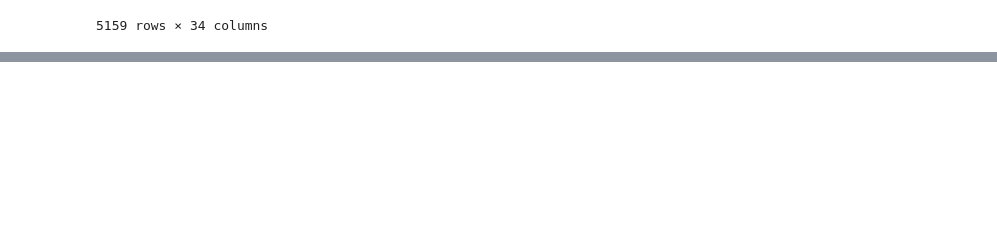
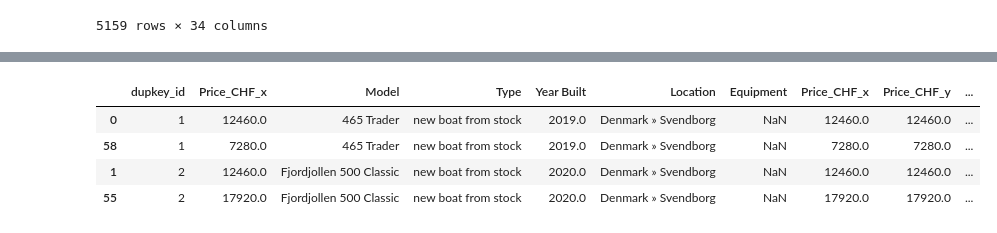
Before and after one commit to SamF543/OVFAcademy, a Jupyter notebook: Untitled0.ipynb, the cells around one changed output, grey strips where cells are left out. Cells and saved outputs as stored; diff of their text form; code cells hidden in the pictures; blank space fills up the shorter version.

```diff
--- a/Untitled0.ipynb
+++ b/Untitled0.ipynb
@@ -781,0 +825,8 @@ train_val.head(2)
+# %%
+duplicated_boat[['dupkey_id','Price_CHF_x'] + cols_sort].sort_values(by='dupkey_id')[:4]
+# %% [output]
+|  | dupkey_id | Price_CHF_x | Model | Type | Year Built | Location | Equipment | Price_CHF_x | Price_CHF_y | ... |
+| 0 | 1 | 12460.0 | 465 Trader | new boat from stock | 2019.0 | Denmark » Svendborg | NaN | 12460.0 | 12460.0 | ... |
+| 58 | 1 | 7280.0 | 465 Trader | new boat from stock | 2019.0 | Denmark » Svendborg | NaN | 7280.0 | 7280.0 | ... |
+| 1 | 2 | 12460.0 | Fjordjollen 500 Classic | new boat from stock | 2020.0 | Denmark » Svendborg | NaN | 12460.0 | 12460.0 | ... |
+| 55 | 2 | 17920.0 | Fjordjollen 500 Classic | new boat from stock | 2020.0 | Denmark » Svendborg | NaN | 17920.0 | 17920.0 | ... |
```
Also changed, not shown: parts of 16 cells of this notebook.
